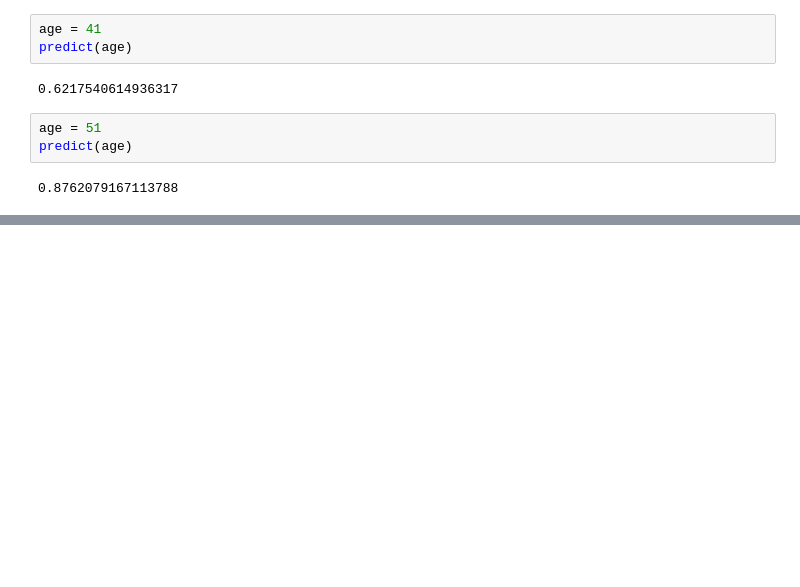
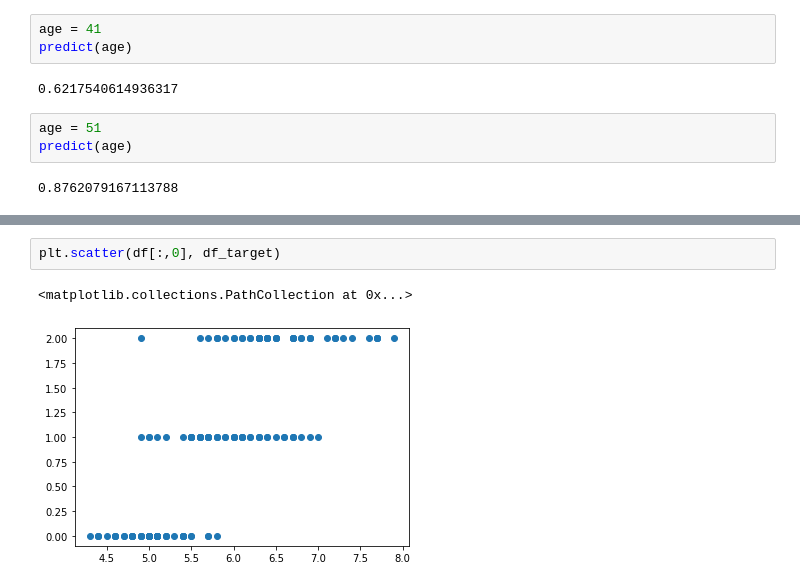
Before and after one commit to AvyayIrde/Data-Science-Course, a Jupyter notebook: Week 9/ML_Intro.ipynb, the cells around one changed output, grey strips where cells are left out. Cells and saved outputs as stored; diff of their text form; blank space fills up the shorter version.

```diff
--- a/Week 9/ML_Intro.ipynb
+++ b/Week 9/ML_Intro.ipynb
@@ -948,0 +1018,5 @@ predict(age)
+# %%
+plt.scatter(df[:,0], df_target)
+# %% [output]
+<matplotlib.collections.PathCollection at 0x...>
+[figure, added]
```
Also changed, not shown: parts of 73 cells of this notebook, 4 other files.
